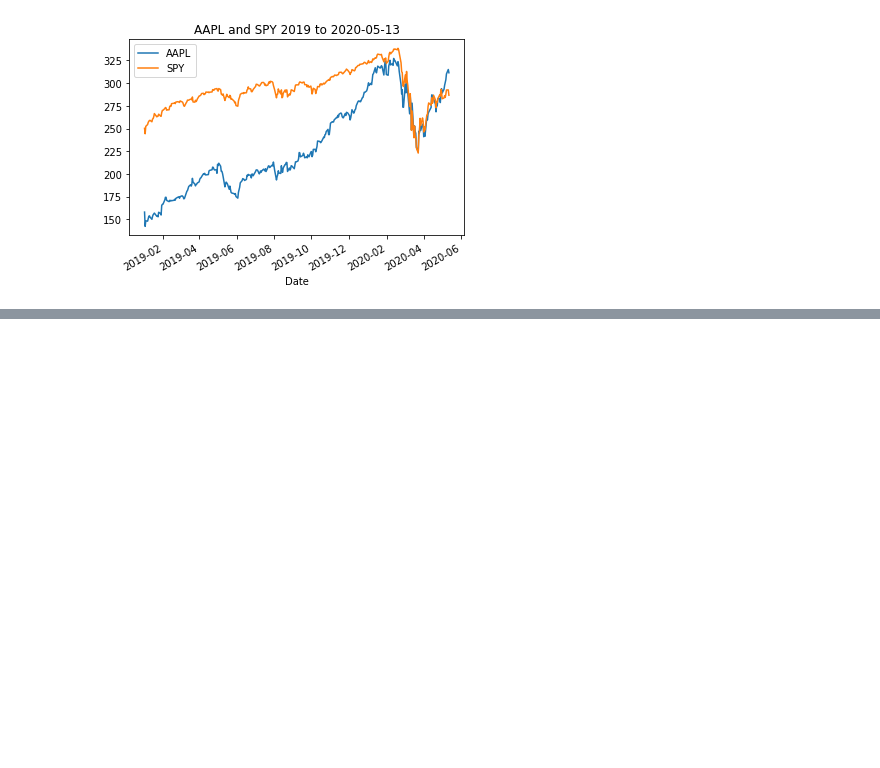
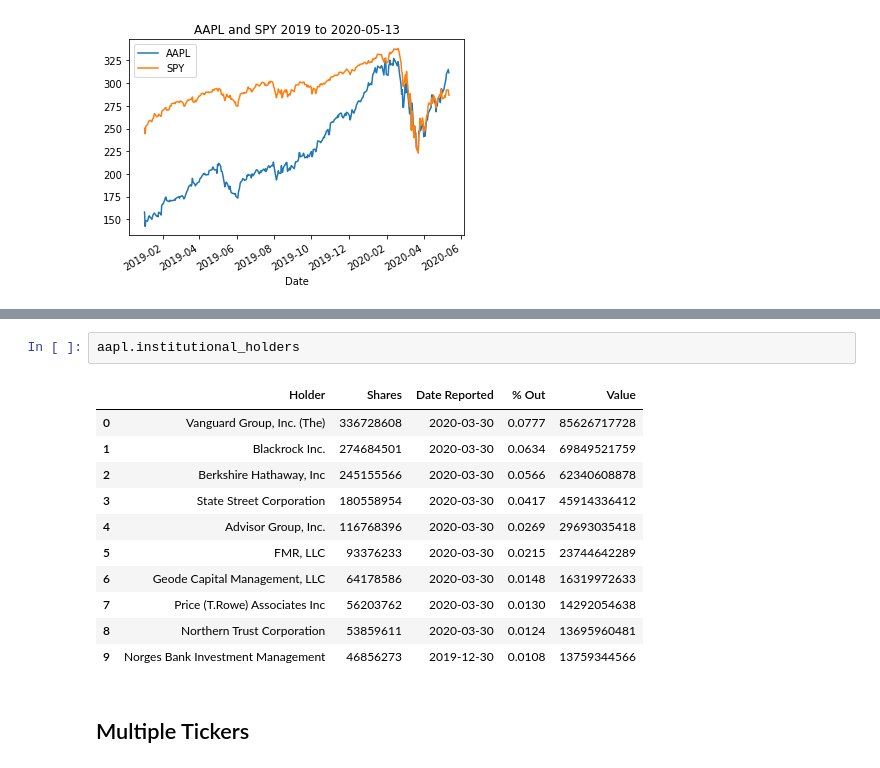
Before and after one commit to acarnes/s_trig, a Jupyter notebook: notebooks/plot_stocks_amc.ipynb, the cells around one changed output, grey strips where cells are left out. Drawn from its saved outputs; the diff is of its cells as text; blank space fills up the shorter version.

```diff
--- a/notebooks/plot_stocks_amc.ipynb
+++ b/notebooks/plot_stocks_amc.ipynb
@@ -20,0 +131,16 @@ plt.legend()
+# %%
+aapl.institutional_holders
+# %% [output]
+|  | Holder | Shares | Date Reported | % Out | Value |
+| 0 | Vanguard Group, Inc. (The) | 336728608 | 2020-03-30 | 0.0777 | 85626717728 |
+| 1 | Blackrock Inc. | 274684501 | 2020-03-30 | 0.0634 | 69849521759 |
+| 2 | Berkshire Hathaway, Inc | 245155566 | 2020-03-30 | 0.0566 | 62340608878 |
+| 3 | State Street Corporation | 180558954 | 2020-03-30 | 0.0417 | 45914336412 |
+| 4 | Advisor Group, Inc. | 116768396 | 2020-03-30 | 0.0269 | 29693035418 |
+| 5 | FMR, LLC | 93376233 | 2020-03-30 | 0.0215 | 23744642289 |
+| 6 | Geode Capital Management, LLC | 64178586 | 2020-03-30 | 0.0148 | 16319972633 |
+| 7 | Price (T.Rowe) Associates Inc | 56203762 | 2020-03-30 | 0.0130 | 14292054638 |
+| 8 | Northern Trust Corporation | 53859611 | 2020-03-30 | 0.0124 | 13695960481 |
+| 9 | Norges Bank Investment Management | 46856273 | 2019-12-30 | 0.0108 | 13759344566 |
+# %% [markdown]
+## Multiple Tickers
```
Also changed, not shown: parts of 12 cells of this notebook, 1 other file.
